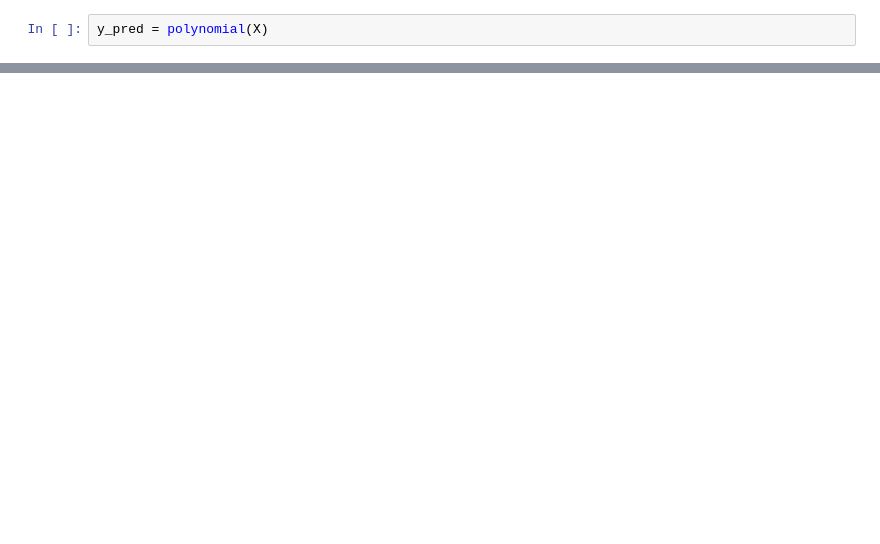
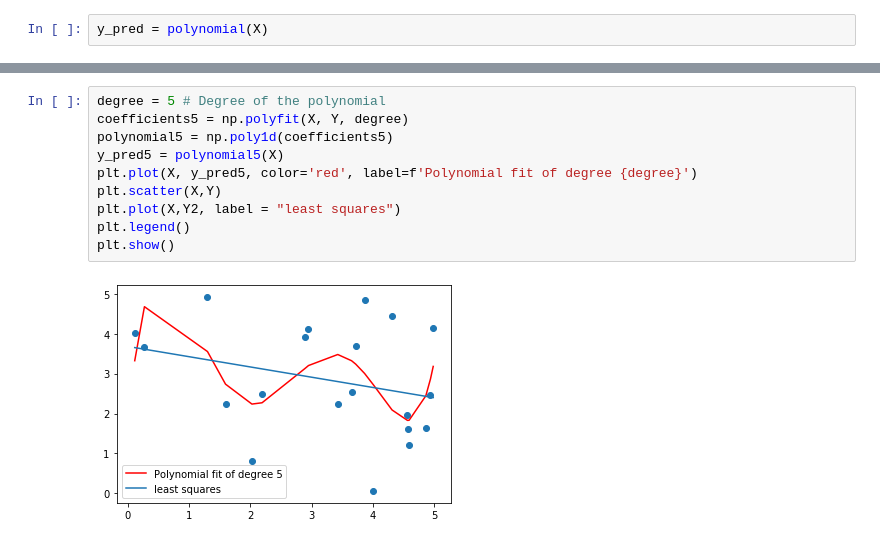
Before and after one commit to rithikabakshi/coe311k, a Jupyter notebook: classwork/rb49258-CH10.ipynb, the cells around one changed output, grey strips where cells are left out. Drawn from its saved outputs; the diff is of its cells as text; blank space fills up the shorter version.

```diff
--- a/classwork/rb49258-CH10.ipynb
+++ b/classwork/rb49258-CH10.ipynb
@@ -84,0 +103,12 @@ R-squared LEAST SQUARES: 0.9242
+# %%
+degree = 5 # Degree of the polynomial
+coefficients5 = np.polyfit(X, Y, degree)
+polynomial5 = np.poly1d(coefficients5)
+y_pred5 = polynomial5(X)
+plt.plot(X, y_pred5, color='red', label=f'Polynomial fit of degree {degree}')
+plt.scatter(X,Y)
+plt.plot(X,Y2, label = "least squares")
+plt.legend()
+plt.show()
+# %% [output]
+[figure, added]
```
Also changed, not shown: parts of 21 cells of this notebook.
